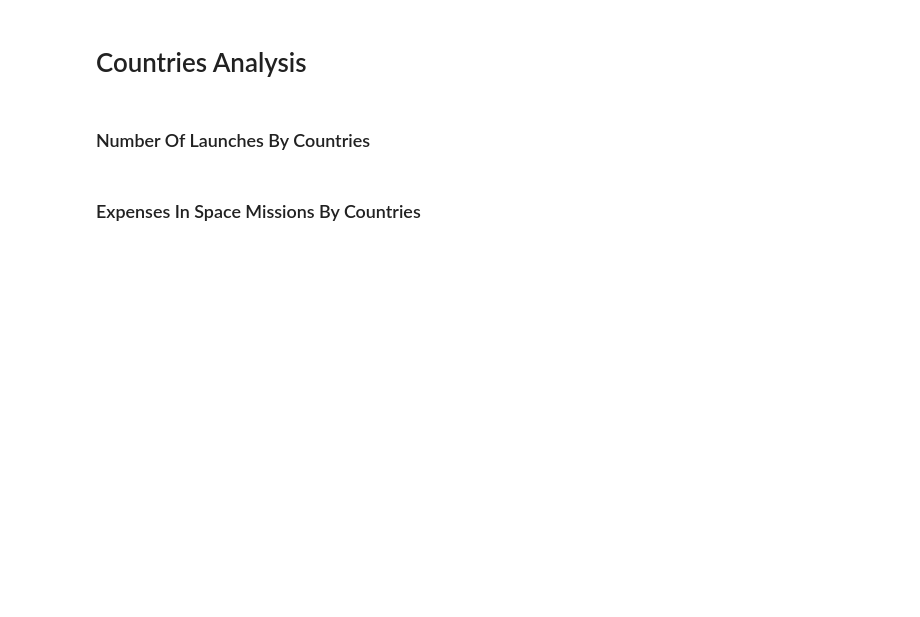
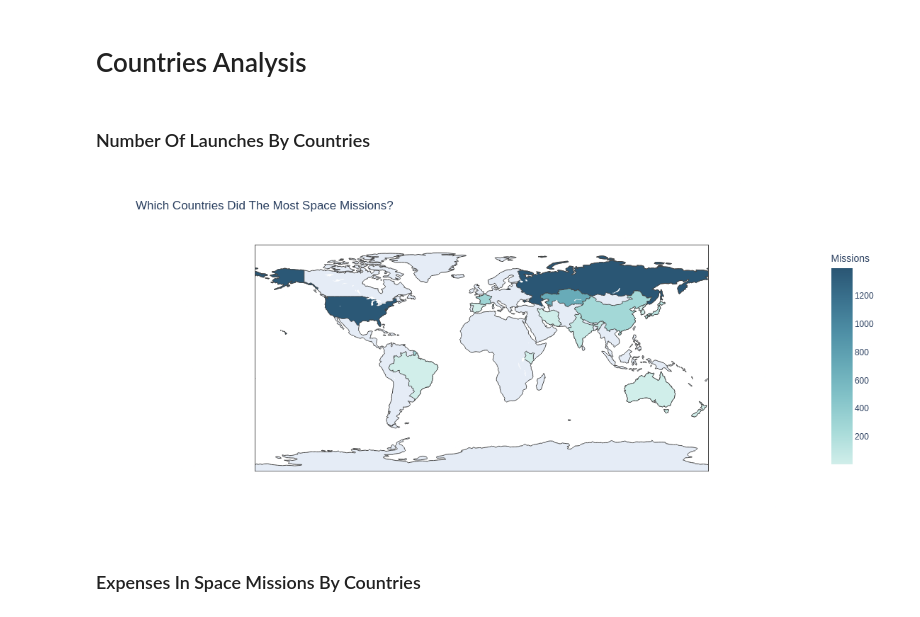
Before and after one commit to RedeemedSpoon/Space-Exploration, a Jupyter notebook: Space-Missions.ipynb, the cells around one changed output. Drawn from its saved outputs; the diff is of its cells as text; code cells hidden in the pictures; blank space fills up the shorter version.

```diff
--- a/Space-Missions.ipynb
+++ b/Space-Missions.ipynb
@@ -251,19 +261,20 @@ fig.update_layout(legend_title="Mission Status", xaxis_title="Date", yaxis_title
 # %%
 country_total_count = data.groupby("ISO", as_index=True).size().sort_values(ascending=False)
 
 fig = px.choropleth(country_total_count,
                     locations=country_total_count.index,
                     color=country_total_count.values,
                     hover_name=country_total_count.index,
                     title="Which Countries Did The Most Space Missions?",
                     color_continuous_scale="teal",
                     width=800,
                     height=500
 )
 
 fig.update_traces(hovertemplate='%{location}: %{z} Missions')
 fig.update_layout(coloraxis_colorbar_title="Missions").show()
-del country_total_count
+# %% [output]
+[figure, added]
 # %% [markdown]
 ### Expenses In Space Missions By Countries
 # %%
```
Also changed, not shown: parts of 12 cells of this notebook.
